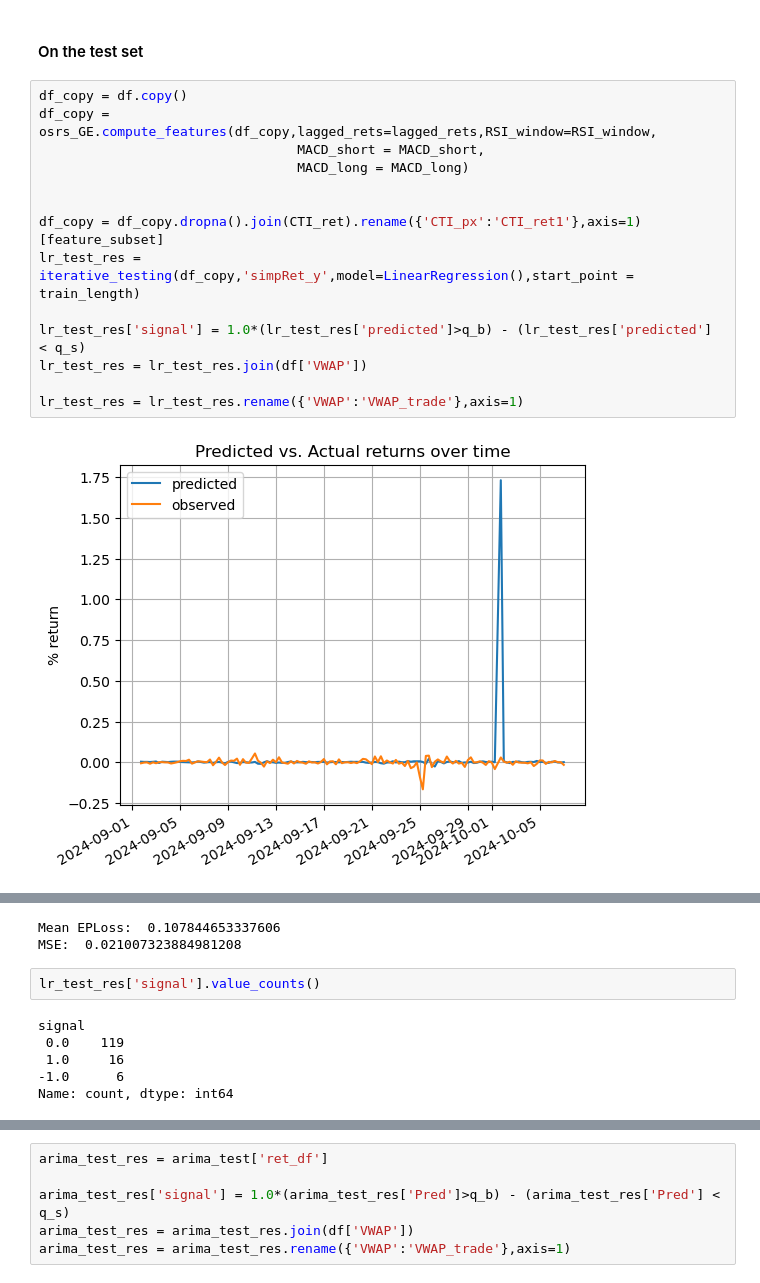
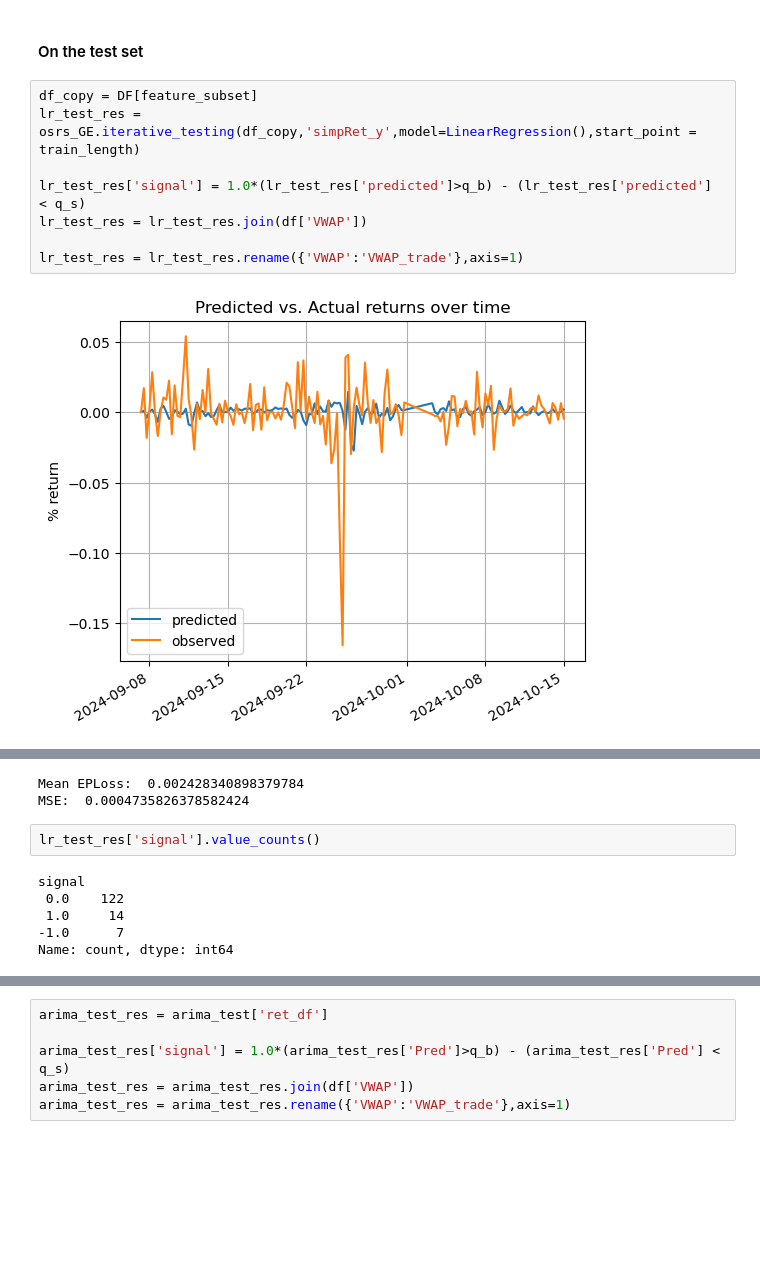
Before and after one commit to codyjcao/osrs-ge, a Jupyter notebook: osrs_ML_forecasting.ipynb, the cells around one changed output, grey strips where cells are left out. Saved outputs shown, nothing was run; the diff lists cells and outputs as text; blank space fills up the shorter version.

```diff
--- a/osrs_ML_forecasting.ipynb
+++ b/osrs_ML_forecasting.ipynb
@@ -384,18 +399,12 @@ Name: 2024-09-01 06:00:00, dtype: float64
 # %% [markdown]
 #### On the test set
 # %%
-df_copy = df.copy()
-df_copy = osrs_GE.compute_features(df_copy,lagged_rets=lagged_rets,RSI_window=RSI_window,
-                                 MACD_short = MACD_short,
-                                 MACD_long = MACD_long)
-
-
-df_copy = df_copy.dropna().join(CTI_ret).rename({'CTI_px':'CTI_ret1'},axis=1)[feature_subset]
-lr_test_res = iterative_testing(df_copy,'simpRet_y',model=LinearRegression(),start_point = train_length)
+df_copy = DF[feature_subset]
+lr_test_res = osrs_GE.iterative_testing(df_copy,'simpRet_y',model=LinearRegression(),start_point = train_length)
 
 lr_test_res['signal'] = 1.0*(lr_test_res['predicted']>q_b) - (lr_test_res['predicted'] < q_s)
 lr_test_res = lr_test_res.join(df['VWAP'])
 
 lr_test_res = lr_test_res.rename({'VWAP':'VWAP_trade'},axis=1)
 # %% [output]
-[figure, old version]
+[figure, new version]
@@ -404,12 +413,12 @@ lr_test_res = lr_test_res.rename({'VWAP':'VWAP_trade'},axis=1)
-Mean EPLoss:  0.107844653337606
-MSE:  0.021007323884981208
+Mean EPLoss:  0.002428340898379784
+MSE:  0.0004735826378582424
 # %%
 lr_test_res['signal'].value_counts()
 # %% [output]
 signal
- 0.0    119
- 1.0     16
--1.0      6
+ 0.0    122
+ 1.0     14
+-1.0      7
 Name: count, dtype: int64
 # %%
 trading_results['lin_reg_test'] = osrs_GE.trading_strategy_pnler(lr_test_res,max_allowable=2,start_stack = 10e6)
```
Also changed, not shown: parts of 31 cells of this notebook, 33 other files.
